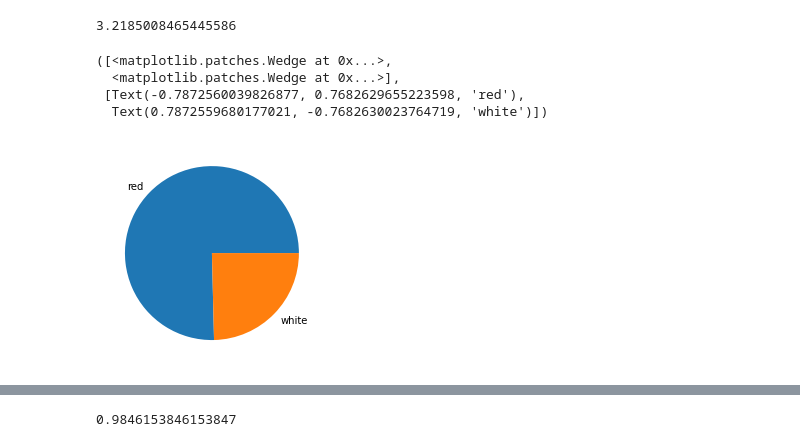
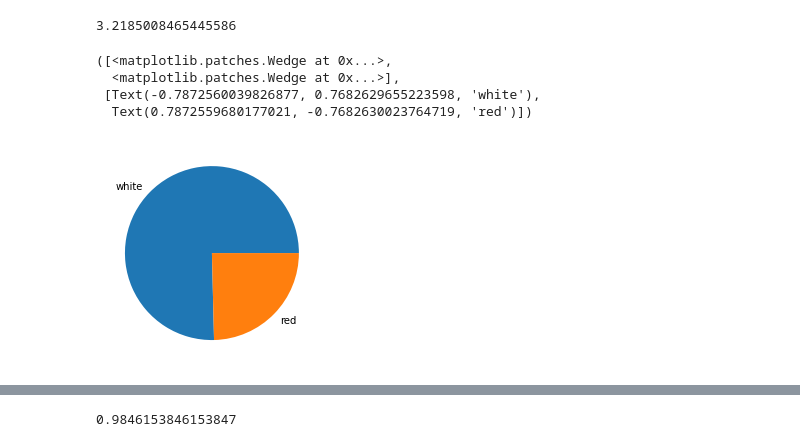
Before and after one commit to AlasWorld/EDA, a Jupyter notebook: Untitled40.ipynb, the cells around one changed output, grey strips where cells are left out. Saved outputs shown, nothing was run; the diff lists cells and outputs as text; code cells hidden in the pictures.

```diff
--- a/Untitled40.ipynb
+++ b/Untitled40.ipynb
@@ -50,10 +50,11 @@ df.pH.mean()
 3.2185008465445586
 # %%
 df.color.value_counts()
-plt.pie(df.color.value_counts(),labels=df.color.unique())
+plt.pie(df.color.value_counts(),labels=["white","red"])
+# The white wine is in majority  in our dataset in comparison to red wine.
 # %% [output]
 ([<matplotlib.patches.Wedge at 0x...>,
   <matplotlib.patches.Wedge at 0x...>],
- [Text(-0.7872560039826877, 0.7682629655223598, 'red'),
-  Text(0.7872559680177021, -0.7682630023764719, 'white')])
+ [Text(-0.7872560039826877, 0.7682629655223598, 'white'),
+  Text(0.7872559680177021, -0.7682630023764719, 'red')])
-[figure, old version]
+[figure, new version]
```
Also changed, not shown: parts of 20 cells of this notebook.
